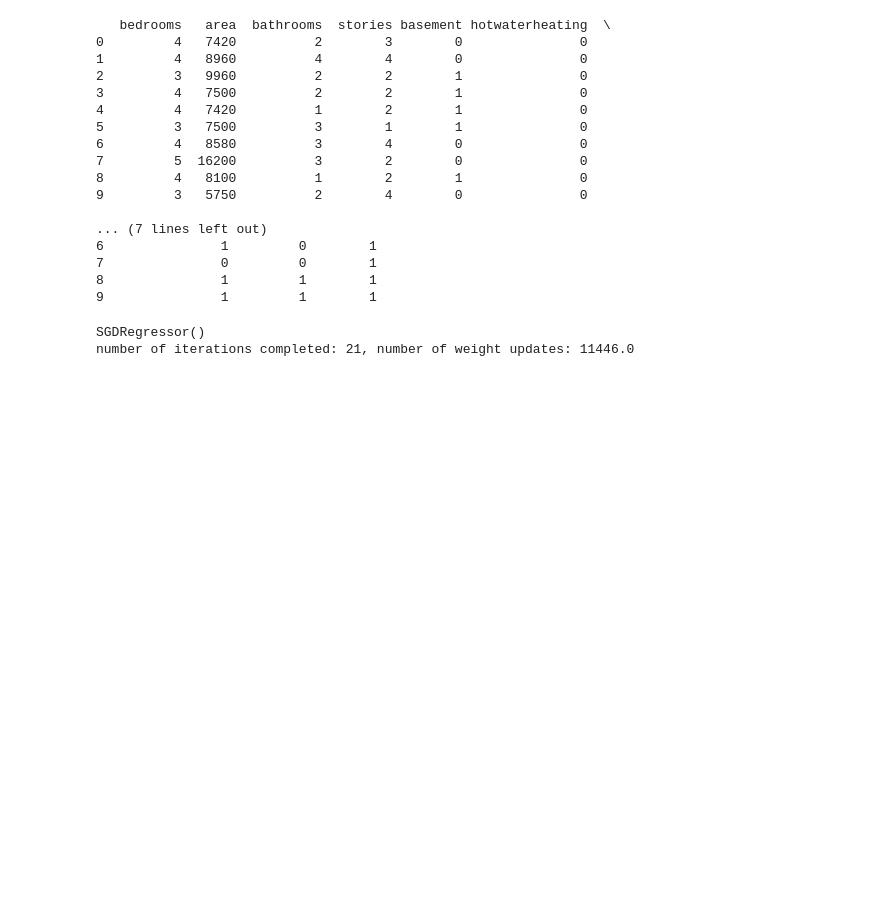
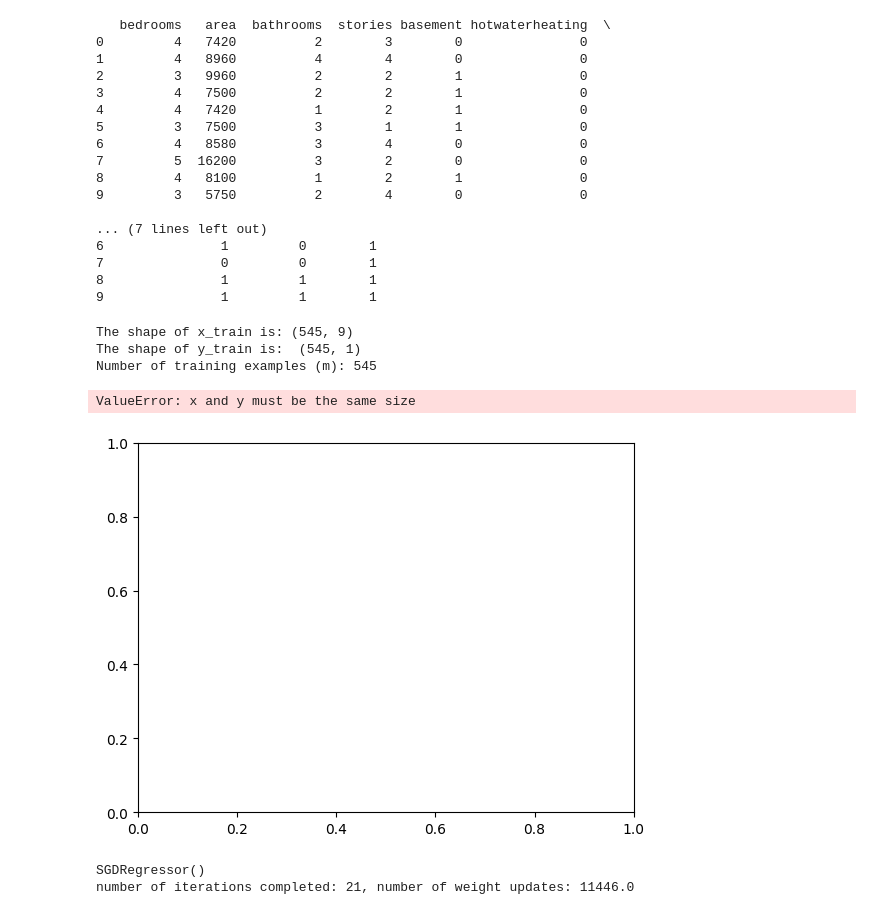
Before and after one commit to SayedMohamedSaqib/Coursera_Machine_Learning, a Jupyter notebook: Supervised_Learning/Linear_Regression_Scikit_Learn.ipynb, the cells around one changed output. Cells and saved outputs as stored; diff of their text form; code cells hidden in the pictures; blank space fills up the shorter version.

```diff
--- a/Supervised_Learning/Linear_Regression_Scikit_Learn.ipynb
+++ b/Supervised_Learning/Linear_Regression_Scikit_Learn.ipynb
@@ -282,6 +282,29 @@ print(X_features[:10])
 7               0         0        1
 8               1         1        1
 9               1         1        1
+# %%
+print ('The shape of x_train is:', X_features.shape)
+print ('The shape of y_train is: ', y_train.shape)
+print ('Number of training examples (m):', len(X_features))
+# %% [output]
+The shape of x_train is: (545, 9)
+The shape of y_train is:  (545, 1)
+Number of training examples (m): 545
+# %%
+# Create a scatter plot of the data. To change the markers to red "x",
+# we used the 'marker' and 'c' parameters
+plt.scatter(X_features, y_train, marker='x', c='r')
+
+# Set the title
+plt.title("Profits vs. Population per city")
+# Set the y-axis label
+plt.ylabel('Profit in $10,000')
+# Set the x-axis label
+plt.xlabel('Population of City in 10,000s')
+plt.show()
+# %% [output]
+ValueError: x and y must be the same size
+[figure, added]
 # %%
 sgdr = SGDRegressor(max_iter = 1000)
 sgdr.fit(X_norm, y_train)
```
Also changed, not shown: 1 other file.
